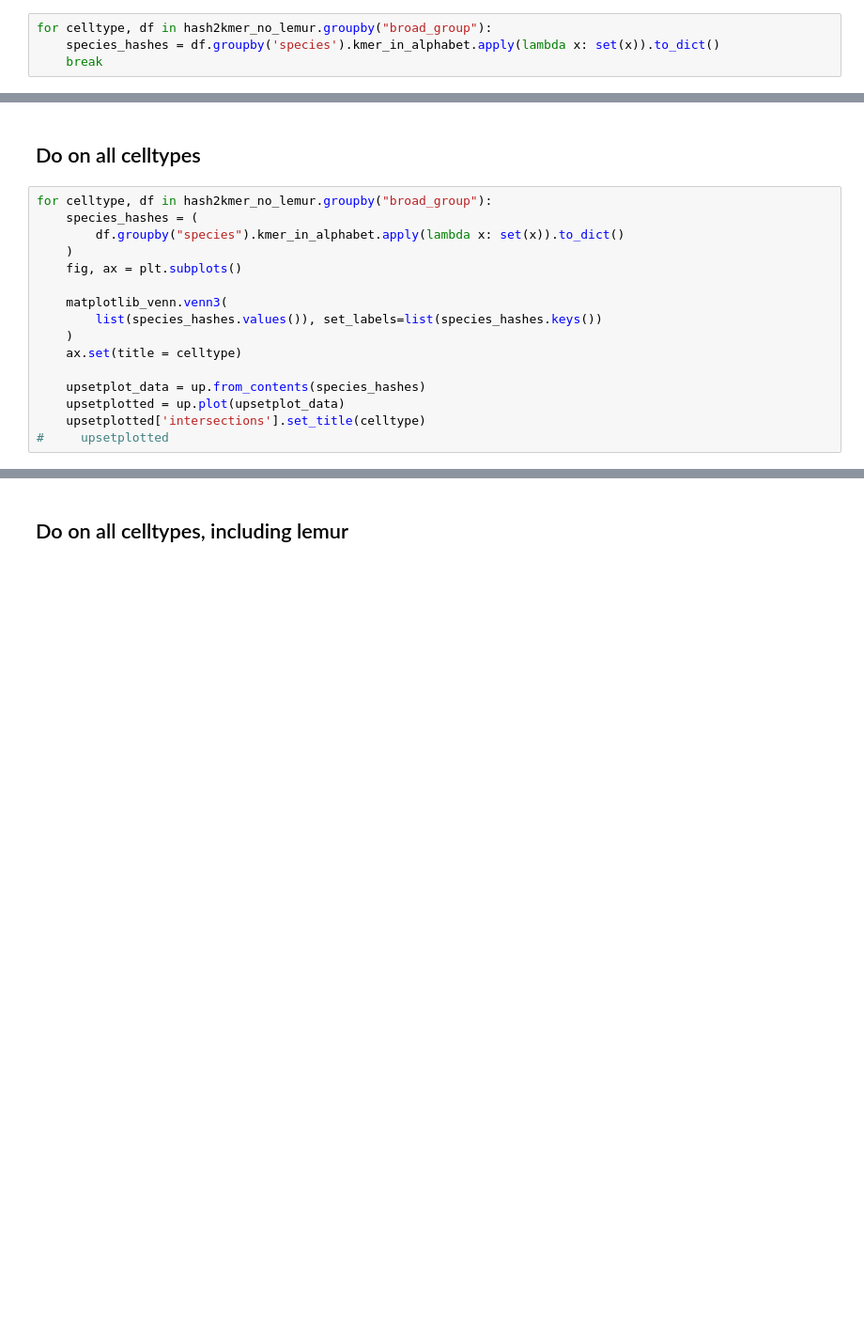
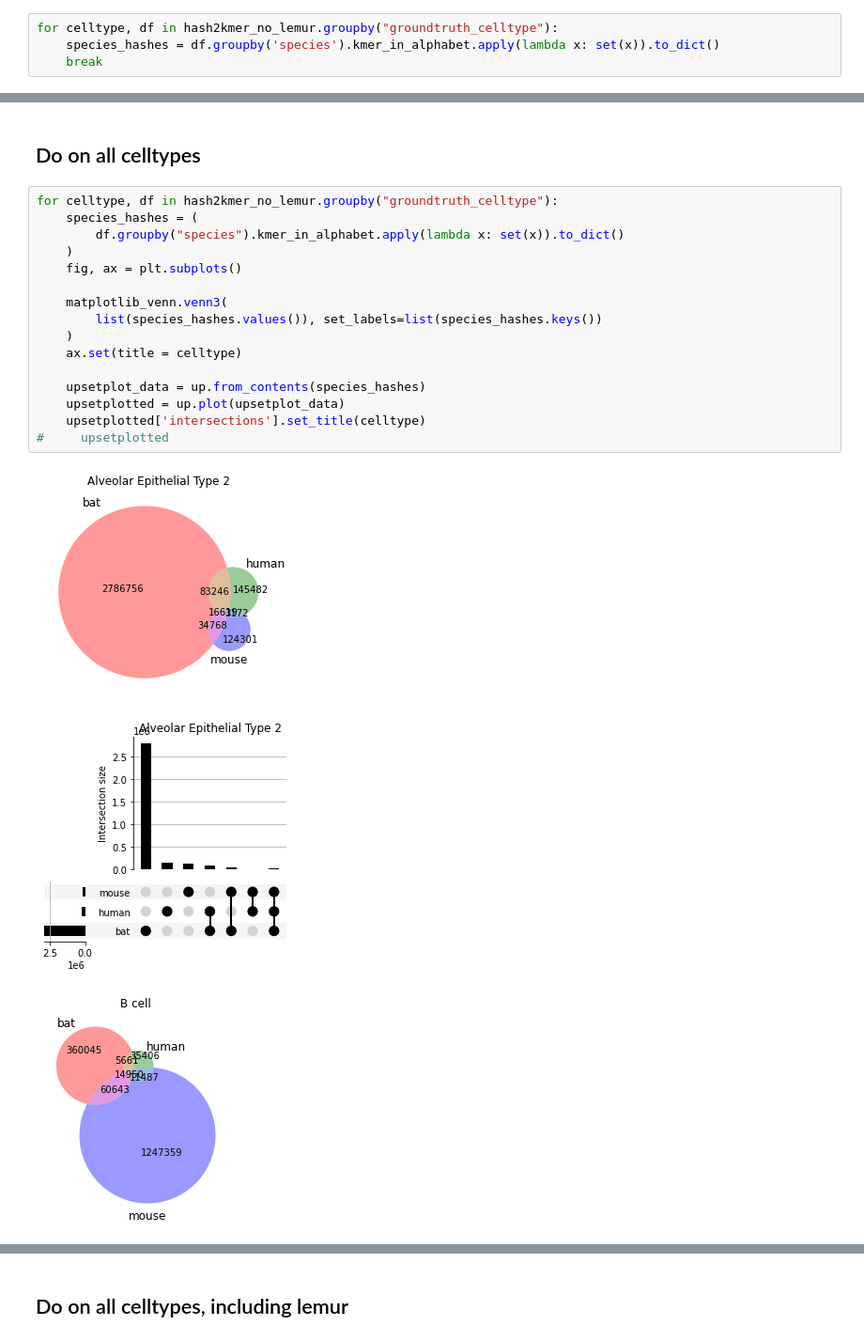
Before and after one commit to czbiohub-sf/scrnaseq-for-the-99-percent, a Jupyter notebook: notebooks/360_dayhoff_kmer_gene_orthology.ipynb, the cells around one changed output, grey strips where cells are left out. Shown at 94% size. Cells and saved outputs as stored; diff of their text form; blank space fills up the shorter version.

```diff
--- a/notebooks/360_dayhoff_kmer_gene_orthology.ipynb
+++ b/notebooks/360_dayhoff_kmer_gene_orthology.ipynb
@@ -410,6 +416,6 @@ hash2kmer_no_lemur.groupby
 
 [146094013 rows x 13 columns]>
 # %%
-for celltype, df in hash2kmer_no_lemur.groupby("broad_group"):
+for celltype, df in hash2kmer_no_lemur.groupby("groundtruth_celltype"):
     species_hashes = df.groupby('species').kmer_in_alphabet.apply(lambda x: set(x)).to_dict()
     break
@@ -448,18 +485,22 @@ upsetplotted
 # %% [markdown]
 ## Do on all celltypes
 # %%
-for celltype, df in hash2kmer_no_lemur.groupby("broad_group"):
+for celltype, df in hash2kmer_no_lemur.groupby("groundtruth_celltype"):
     species_hashes = (
         df.groupby("species").kmer_in_alphabet.apply(lambda x: set(x)).to_dict()
     )
     fig, ax = plt.subplots()
 
     matplotlib_venn.venn3(
         list(species_hashes.values()), set_labels=list(species_hashes.keys())
     )
     ax.set(title = celltype)
 
     upsetplot_data = up.from_contents(species_hashes)
     upsetplotted = up.plot(upsetplot_data)
     upsetplotted['intersections'].set_title(celltype)
 #     upsetplotted
+# %% [output]
+[figure, added]
+[figure, added]
+[figure, added]
```
Also changed, not shown: parts of 64 cells of this notebook, 7 other files.
